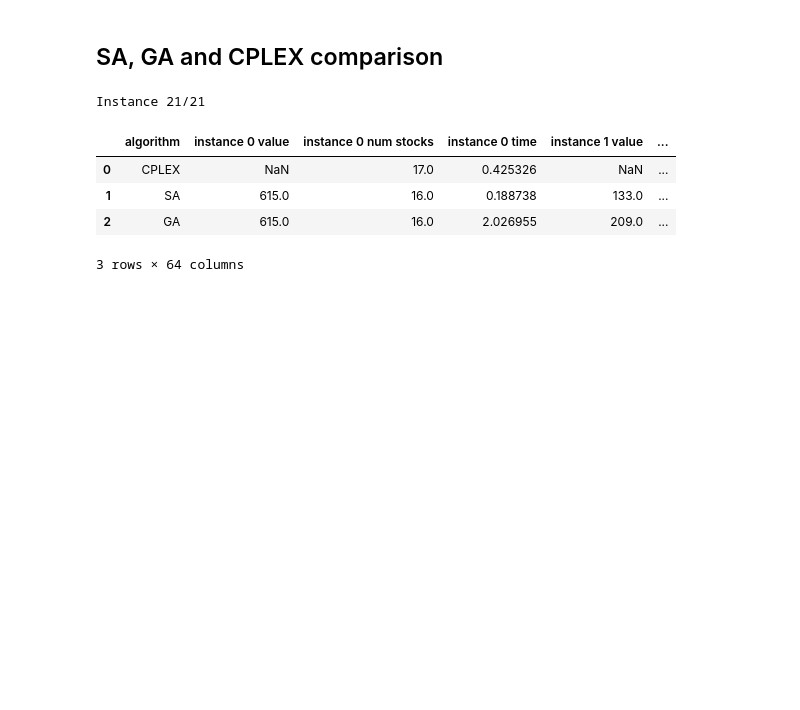
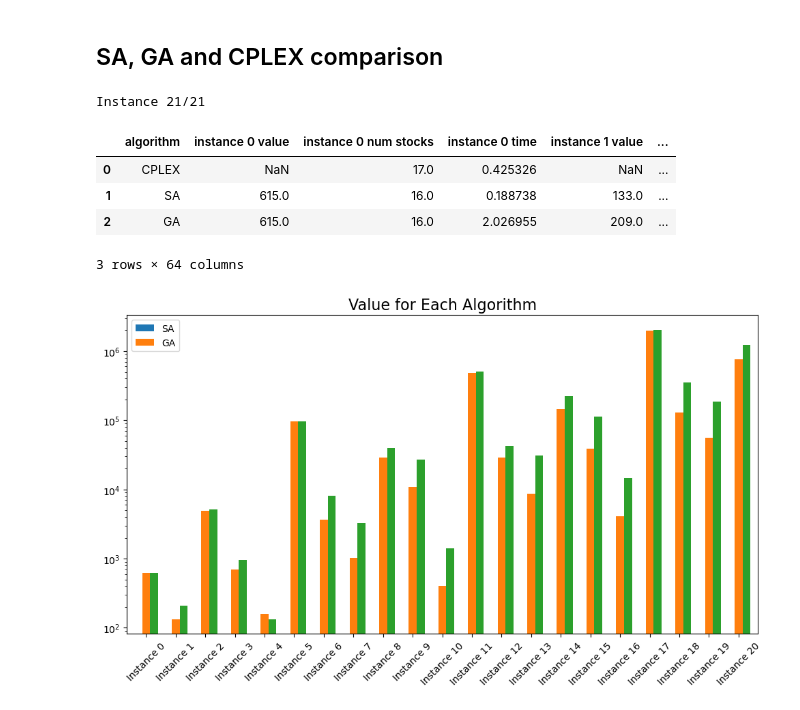
Before and after one commit to MilenkovicMaja/csp_optimization, a Jupyter notebook: csp.ipynb, the cells around one changed output. Cells and saved outputs as stored; diff of their text form; code cells hidden in the pictures; blank space fills up the shorter version.

Commit message:
SA, GA, CPLEX comparison

```diff
--- a/csp.ipynb
+++ b/csp.ipynb
@@ -1382,3 +1382,18 @@ sa_ga_cplex_df
 | 1 | SA | 615.0 | 16.0 | 0.188738 | 133.0 | ... |
 | 2 | GA | 615.0 | 16.0 | 2.026955 | 209.0 | ... |
 3 rows × 64 columns
+# %%
+value_df = sa_ga_cplex_df.filter(like='value').T
+num_stocks_df = sa_ga_cplex_df.filter(like='num stocks').T
+time_df = sa_ga_cplex_df.filter(like='time').T
+# %%
+ax = value_df.plot(kind='bar', figsize=(10, 6), width=0.8, logy=True)
+ax.set_title("Value for Each Algorithm", fontsize=16)
+ax.set_xticklabels(["Instance " + str(i) for i in range(len(value_df))], rotation=45)
+ax.legend(["SA", "GA"])
+
+plt.tight_layout()
+
+plt.show()
+# %% [output]
+[figure, added]
```
Also changed, not shown: parts of 4 cells of this notebook.
